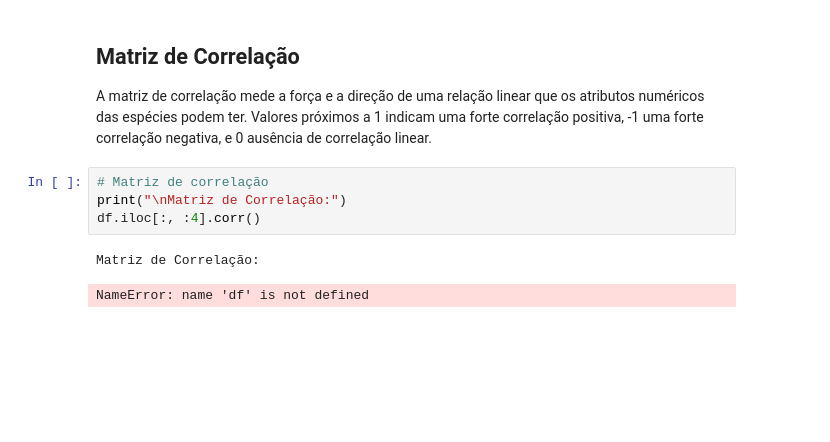
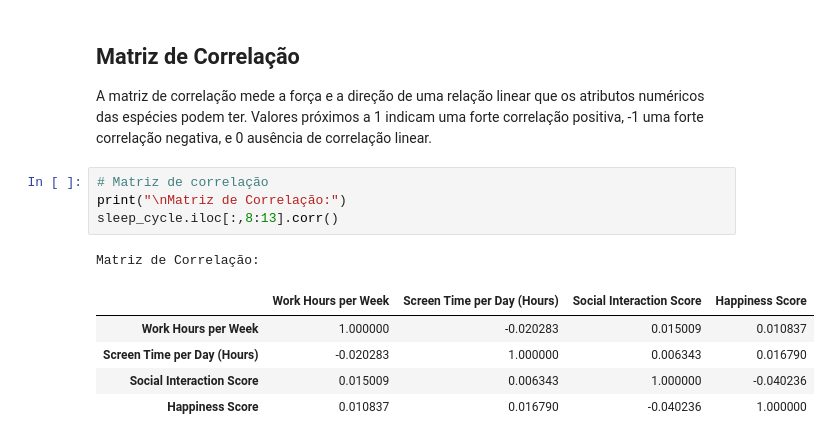
Before and after one commit to hugocfrias/hugocfrias-MVP, a Jupyter notebook: Untitled5.ipynb, the cells around one changed output. Drawn from its saved outputs; the diff is of its cells as text; blank space fills up the shorter version.

```diff
--- a/Untitled5.ipynb
+++ b/Untitled5.ipynb
@@ -436,7 +436,11 @@ A matriz de correlação mede a força e a direção de uma relação linear que
 # %%
 # Matriz de correlação
 print("\nMatriz de Correlação:")
-df.iloc[:, :4].corr()
+sleep_cycle.iloc[:,8:13].corr()
 # %% [output]
 Matriz de Correlação:
-NameError: name 'df' is not defined
+|  | Work Hours per Week | Screen Time per Day (Hours) | Social Interaction Score | Happiness Score |
+| Work Hours per Week | 1.000000 | -0.020283 | 0.015009 | 0.010837 |
+| Screen Time per Day (Hours) | -0.020283 | 1.000000 | 0.006343 | 0.016790 |
+| Social Interaction Score | 0.015009 | 0.006343 | 1.000000 | -0.040236 |
+| Happiness Score | 0.010837 | 0.016790 | -0.040236 | 1.000000 |
```
